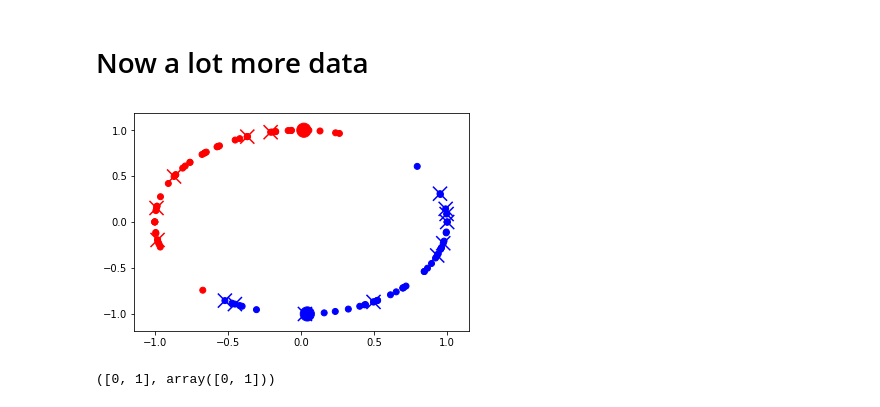
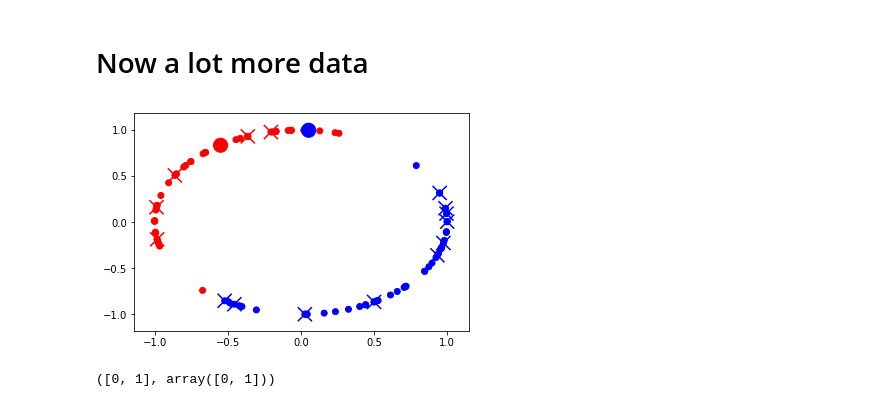
Before and after one commit to carstenblank/dc-qiskit-qml, a Jupyter notebook: examples/Iris Example.ipynb, the cells around one changed output. Cells and saved outputs as stored; diff of their text form; code cells hidden in the pictures.

```diff
--- a/examples/Iris Example.ipynb
+++ b/examples/Iris Example.ipynb
@@ -65,0 +34,28 @@ qml = QmlHadamardNeighborClassifier(backend=execution_backend,
+# %%
+pipeline = Pipeline([
+    ('scaler',  StandardScaler()),
+    ('l2norm', Normalizer(norm='l2', copy=True)),
+    ('qml', qml)
+])
+# %%
+import matplotlib.pyplot as plt
+
+_X = pipeline.fit_transform(X, y)
+_X_train = pipeline.transform(X_train)
+_X_test = pipeline.transform(X_test)
+
+
+plt.scatter(
+    _X[:,0], _X[:,1],
+    color=['red' if yy == 0 else 'blue' for yy in y])
+plt.scatter(
+    _X_train[:,0], _X_train[:,1],
+    color=['red' if yy == 0 else 'blue' for yy in y_train],
+    marker='x', s=200)
+plt.scatter(
+    _X_test[:,0], _X_test[:,1],
+    color=['red' if yy == 0 else 'blue' for yy in y_test],
+    marker='o', s=200)
+plt.xlim([-1.2,1.2])
+plt.ylim([-1.2,1.2])
+plt.show()
@@ -66,2 +64,3 @@ qml = QmlHadamardNeighborClassifier(backend=execution_backend,
 # %%
-qml.fit(X_train, y_train)
+pipeline.fit(X_train, y_train)
+pipeline.predict(X_test), y_test
@@ -78,21 +75,25 @@ qml._last_predict_circuits[0].draw(line_length=120)
 # %%
 X_train = X[45:60]
 y_train = y[45:60]
 
 X_test = X[[33, 90]]
 y_test = y[[33, 90]]
 
+_X = pipeline.fit_transform(X, y)
+_X_train = pipeline.transform(X_train)
+_X_tests = pipeline.transform(X_test)
+
 plt.scatter(
-    X[:,0], X[:,1],
+    _X[:,0], _X[:,1],
     color=['red' if yy == 0 else 'blue' for yy in y])
 plt.scatter(
-    X_train[:,0], X_train[:,1],
+    _X_train[:,0], _X_train[:,1],
     color=['red' if yy == 0 else 'blue' for yy in y_train],
     marker='x', s=200)
 plt.scatter(
-    X_test[:,0], X_test[:,1],
+    _X_test[:,0], _X_test[:,1],
     color=['red' if yy == 0 else 'blue' for yy in y_test],
     marker='o', s=200)
 plt.show()
 # %% [output]
-[figure, old version]
+[figure, new version]
```
Also changed, not shown: parts of 10 cells of this notebook, 6 other files.
